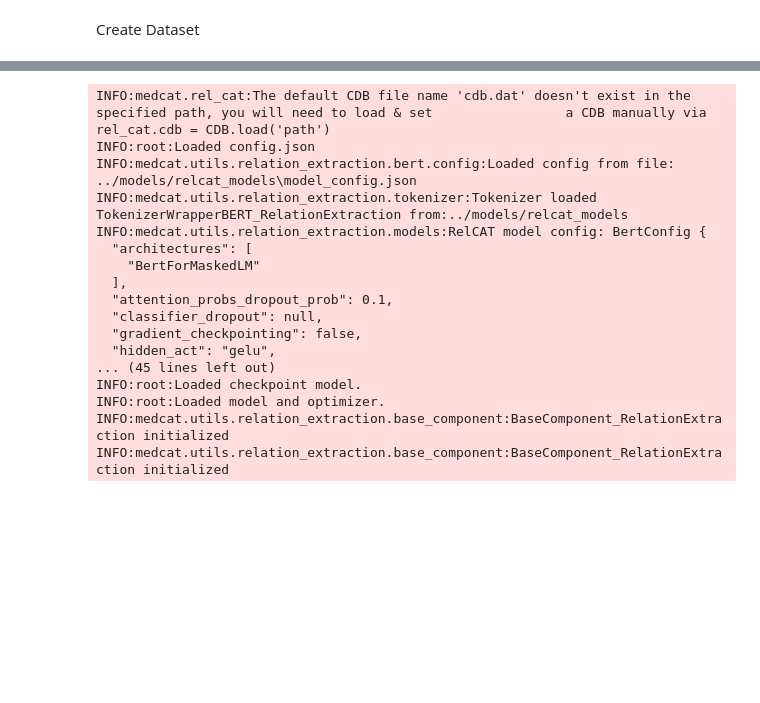
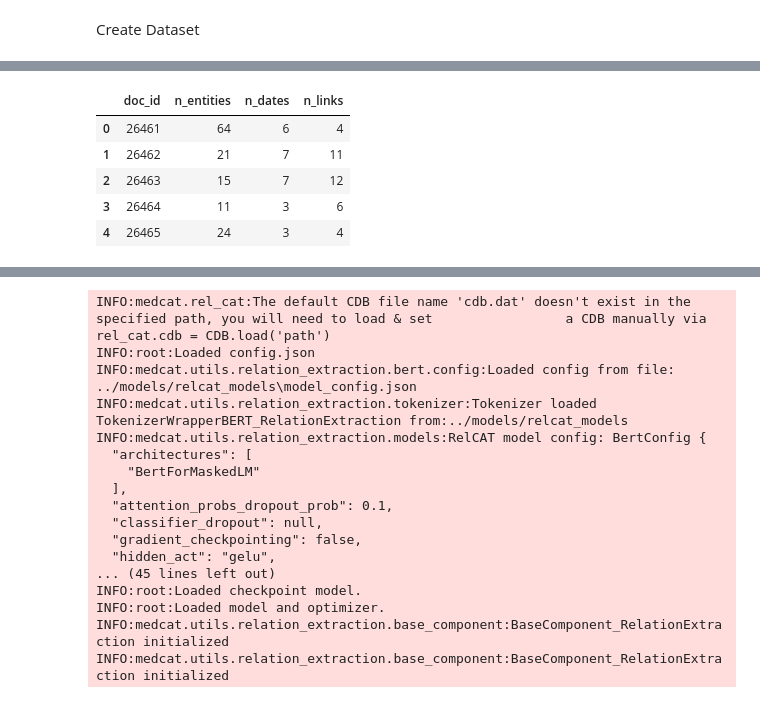
Before and after one commit to uclh-criu/patient-clinical-timeline-extraction, a Jupyter notebook: notebooks/relcat_experiments.ipynb, the cells around one changed output, grey strips where cells are left out. Cells and saved outputs as stored; diff of their text form; code cells hidden in the pictures; blank space fills up the shorter version.

```diff
--- a/notebooks/relcat_experiments.ipynb
+++ b/notebooks/relcat_experiments.ipynb
@@ -99,0 +184,25 @@ df
+# %%
+# Per-document summary
+summary = []
+
+for project in data.get("projects", []):
+    for d in project.get("documents", []):
+        ents  = get_validated_entities(d, DATE_CUI)
+        dates = get_validated_dates(d, DATE_CUI)
+        links = get_validated_links(d, DATE_CUI)
+        summary.append({
+            "doc_id": d.get("id"),
+            "n_entities": len(ents),
+            "n_dates": len(dates),
+            "n_links": len(links),
+        })
+
+doc_level = pd.DataFrame(summary)
+doc_level
+# %% [output]
+|  | doc_id | n_entities | n_dates | n_links |
+| 0 | 26461 | 64 | 6 | 4 |
+| 1 | 26462 | 21 | 7 | 11 |
+| 2 | 26463 | 15 | 7 | 12 |
+| 3 | 26464 | 11 | 3 | 6 |
+| 4 | 26465 | 24 | 3 | 4 |
```
Also changed, not shown: parts of 39 cells of this notebook, 4 other files.
